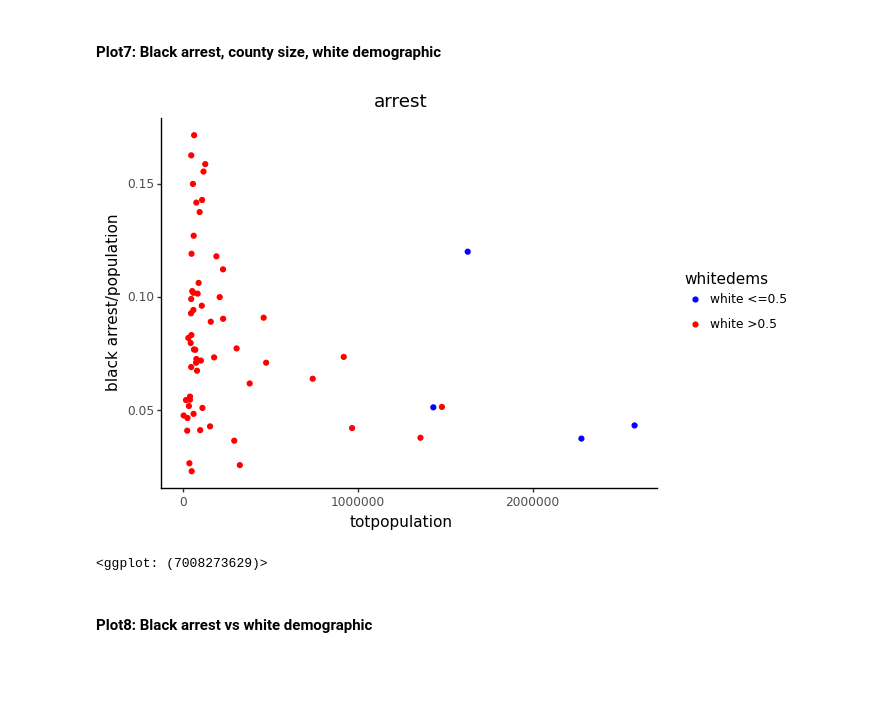
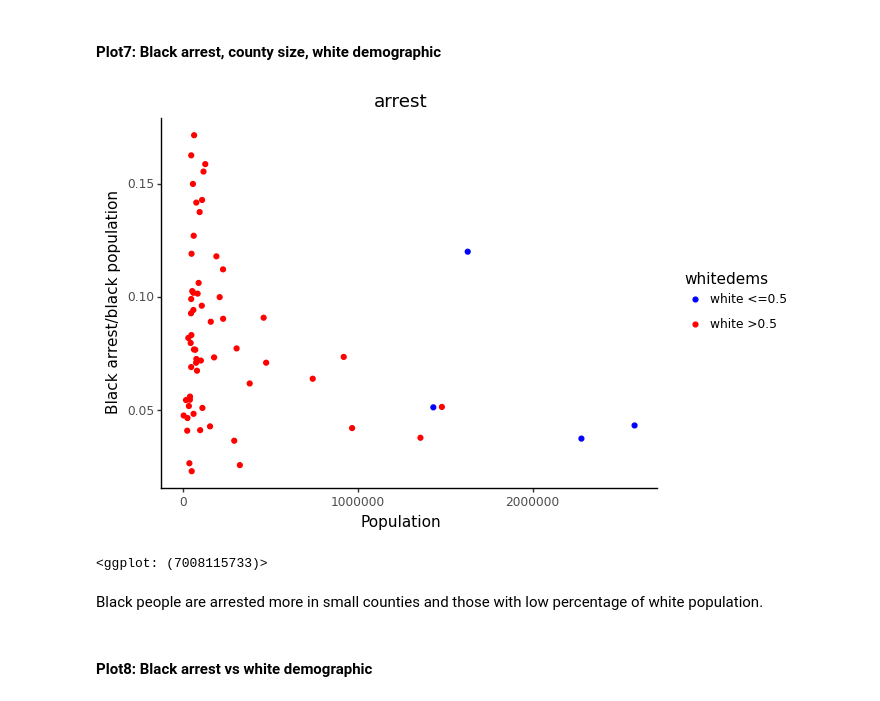
Before and after one commit to maayaikeda/newyork_crime, a Jupyter notebook: New_york_crime_cleaned.ipynb, the cells around one changed output. Cells and saved outputs as stored; diff of their text form; code cells hidden in the pictures; blank space fills up the shorter version.

```diff
--- a/New_york_crime_cleaned.ipynb
+++ b/New_york_crime_cleaned.ipynb
@@ -433,14 +450,17 @@ black = prison_df2[(prison_df2.race == 'Black')]
 # %%
 (ggplot(black, aes(x= 'totpopulation', y='arrestperpopulation',color = 'whitedems'))
  + geom_point()
  + scale_color_manual(values={'white >0.5':'red','white <=0.5':'blue'})
  + ggtitle('arrest')
- + ylab('black arrest/population')
+ + ylab('Black arrest/black population')
+ + xlab('Population')
  + theme_classic()
 )
 # %% [output]
-[figure, old version]
+[figure, new version]
-<ggplot: (7008273629)>
+<ggplot: (7008115733)>
+# %% [markdown]
+Black people are arrested more in small counties and those with low percentage of white population.
 # %% [markdown]
 #### Plot8: <a id='plot8'>Black arrest vs white demographic </a>
 # %%
```
Also changed, not shown: parts of 30 cells of this notebook.
